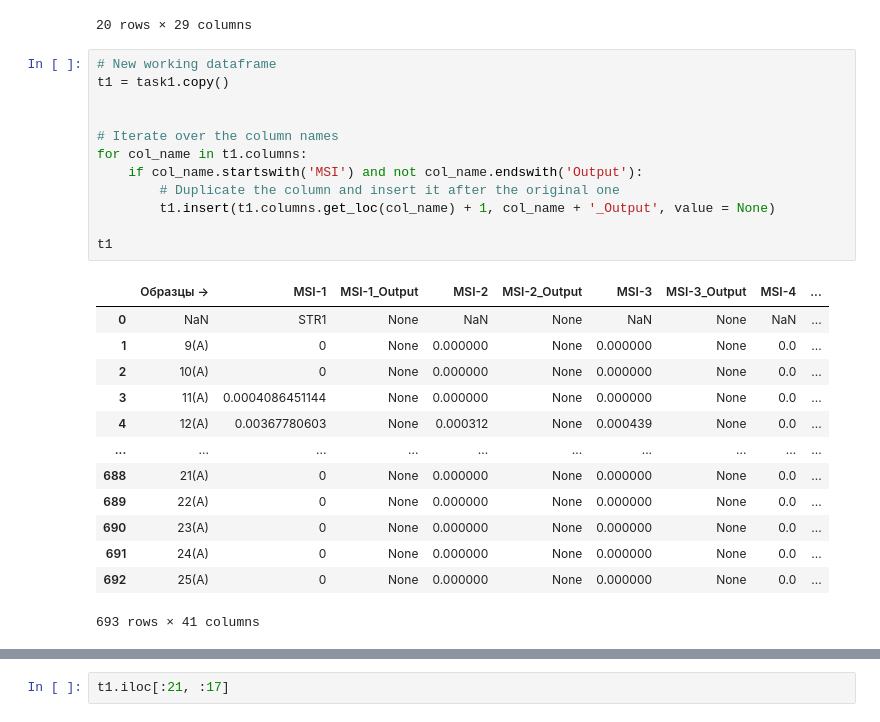
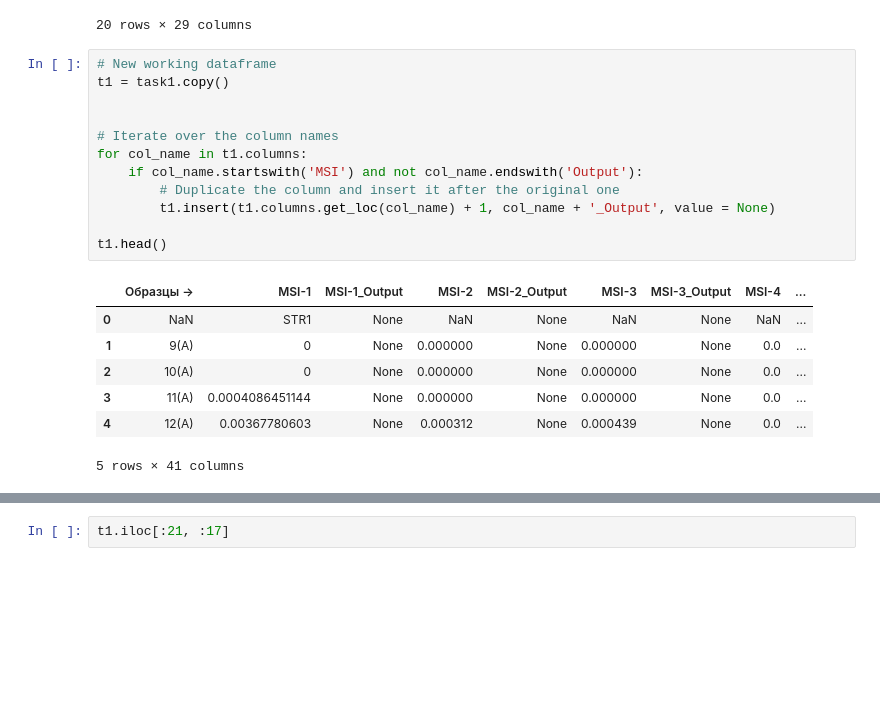
Before and after one commit to Nikom13/OncoAtlas, a Jupyter notebook: Assignment 1.ipynb, the cells around one changed output, grey strips where cells are left out. Cells and saved outputs as stored; diff of their text form; blank space fills up the shorter version.

```diff
--- a/Assignment 1.ipynb
+++ b/Assignment 1.ipynb
@@ -836,29 +610,23 @@ task1[-20:]
 # %%
 # New working dataframe
 t1 = task1.copy()
 
 
 # Iterate over the column names
 for col_name in t1.columns:
     if col_name.startswith('MSI') and not col_name.endswith('Output'):
         # Duplicate the column and insert it after the original one
         t1.insert(t1.columns.get_loc(col_name) + 1, col_name + '_Output', value = None)
 
-t1
+t1.head()
 # %% [output]
 |  | Образцы -> | MSI-1 | MSI-1_Output | MSI-2 | MSI-2_Output | MSI-3 | MSI-3_Output | MSI-4 | ... |
 | 0 | NaN | STR1 | None | NaN | None | NaN | None | NaN | ... |
 | 1 | 9(A) | 0 | None | 0.000000 | None | 0.000000 | None | 0.0 | ... |
 | 2 | 10(A) | 0 | None | 0.000000 | None | 0.000000 | None | 0.0 | ... |
 | 3 | 11(A) | 0.0004086451144 | None | 0.000000 | None | 0.000000 | None | 0.0 | ... |
 | 4 | 12(A) | 0.00367780603 | None | 0.000312 | None | 0.000439 | None | 0.0 | ... |
-| ... | ... | ... | ... | ... | ... | ... | ... | ... | ... |
-| 688 | 21(A) | 0 | None | 0.000000 | None | 0.000000 | None | 0.0 | ... |
-| 689 | 22(A) | 0 | None | 0.000000 | None | 0.000000 | None | 0.0 | ... |
-| 690 | 23(A) | 0 | None | 0.000000 | None | 0.000000 | None | 0.0 | ... |
-| 691 | 24(A) | 0 | None | 0.000000 | None | 0.000000 | None | 0.0 | ... |
-| 692 | 25(A) | 0 | None | 0.000000 | None | 0.000000 | None | 0.0 | ... |
-693 rows × 41 columns
+5 rows × 41 columns
 # %%
 # This is for subsetting and working with partioned data.
 
```
Also changed, not shown: parts of 25 cells of this notebook, 5 other files.
